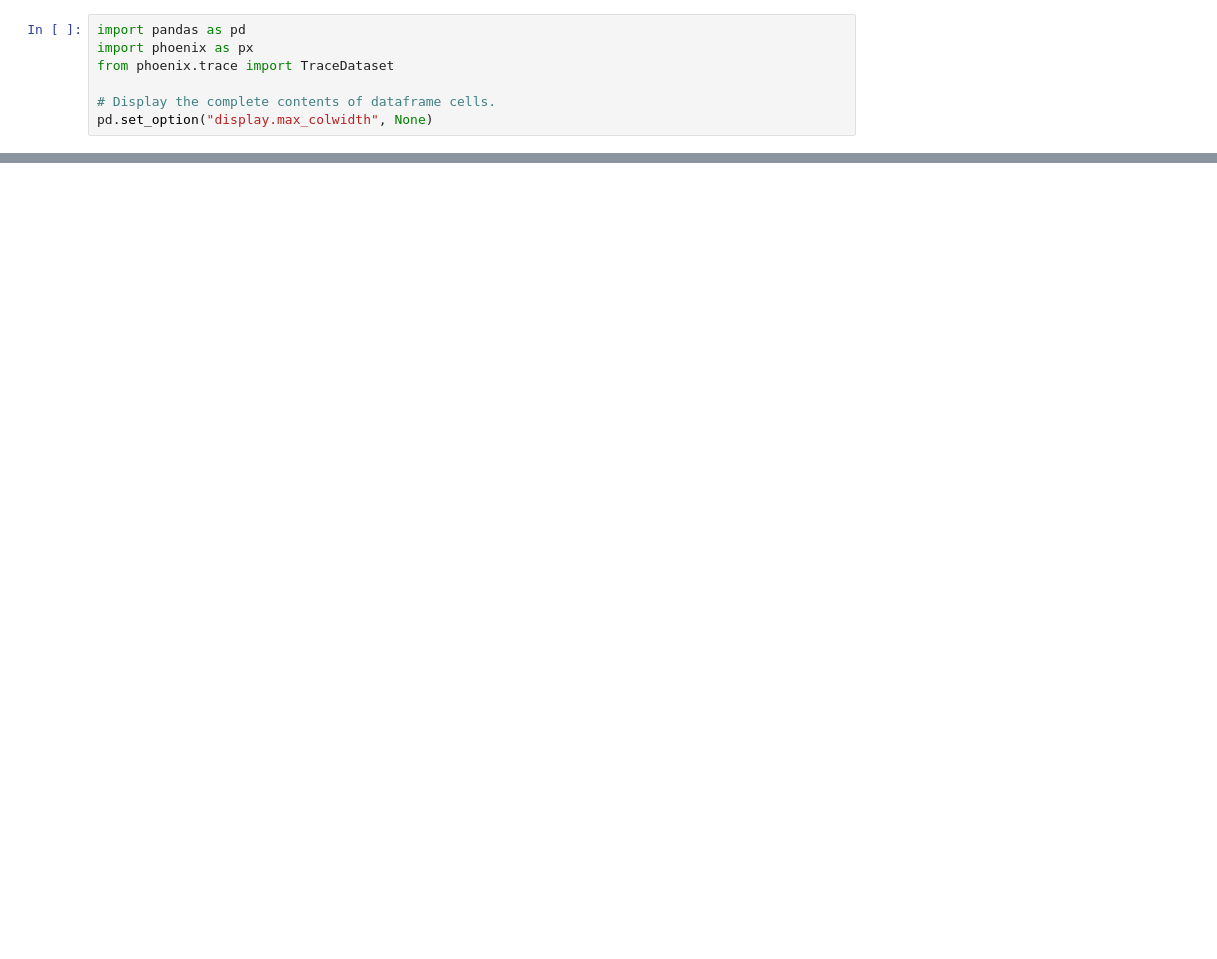
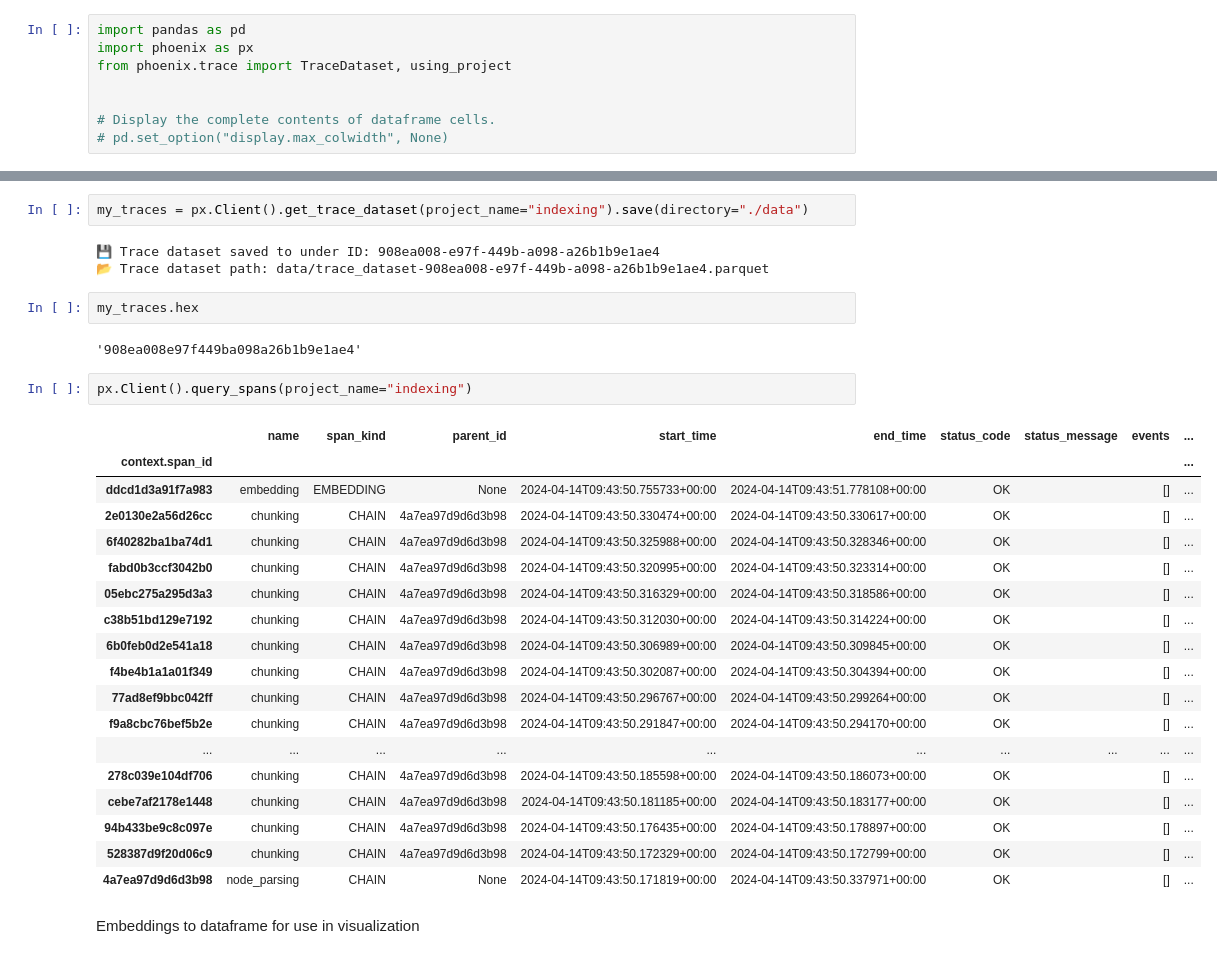
Before and after one commit to peterbull/regen-ai, a Jupyter notebook: nbs/240413_ragas_eval_from_csv.ipynb, the cells around one changed output, grey strips where cells are left out. Cells and saved outputs as stored; diff of their text form; blank space fills up the shorter version.

```diff
--- a/nbs/240413_ragas_eval_from_csv.ipynb
+++ b/nbs/240413_ragas_eval_from_csv.ipynb
@@ -1,8 +11,9 @@
 # %%
 import pandas as pd
 import phoenix as px
-from phoenix.trace import TraceDataset
+from phoenix.trace import TraceDataset, using_project
+
 
 # Display the complete contents of dataframe cells.
-pd.set_option("display.max_colwidth", None)
+# pd.set_option("display.max_colwidth", None)
 # %%
@@ -26,0 +70,32 @@ trace
+# %%
+my_traces = px.Client().get_trace_dataset(project_name="indexing").save(directory="./data")
+# %% [output]
+💾 Trace dataset saved to under ID: 908ea008-e97f-449b-a098-a26b1b9e1ae4
+📂 Trace dataset path: data/trace_dataset-908ea008-e97f-449b-a098-a26b1b9e1ae4.parquet
+# %%
+my_traces.hex
+# %% [output]
+'908ea008e97f449ba098a26b1b9e1ae4'
+# %%
+px.Client().query_spans(project_name="indexing")
+# %% [output]
+|  | name | span_kind | parent_id | start_time | end_time | status_code | status_message | events | ... |
+| context.span_id |  |  |  |  |  |  |  |  | ... |
+| ddcd1d3a91f7a983 | embedding | EMBEDDING | None | 2024-04-14T09:43:50.755733+00:00 | 2024-04-14T09:43:51.778108+00:00 | OK |  | [] | ... |
+| 2e0130e2a56d26cc | chunking | CHAIN | 4a7ea97d9d6d3b98 | 2024-04-14T09:43:50.330474+00:00 | 2024-04-14T09:43:50.330617+00:00 | OK |  | [] | ... |
+| 6f40282ba1ba74d1 | chunking | CHAIN | 4a7ea97d9d6d3b98 | 2024-04-14T09:43:50.325988+00:00 | 2024-04-14T09:43:50.328346+00:00 | OK |  | [] | ... |
+| fabd0b3ccf3042b0 | chunking | CHAIN | 4a7ea97d9d6d3b98 | 2024-04-14T09:43:50.320995+00:00 | 2024-04-14T09:43:50.323314+00:00 | OK |  | [] | ... |
+| 05ebc275a295d3a3 | chunking | CHAIN | 4a7ea97d9d6d3b98 | 2024-04-14T09:43:50.316329+00:00 | 2024-04-14T09:43:50.318586+00:00 | OK |  | [] | ... |
+| c38b51bd129e7192 | chunking | CHAIN | 4a7ea97d9d6d3b98 | 2024-04-14T09:43:50.312030+00:00 | 2024-04-14T09:43:50.314224+00:00 | OK |  | [] | ... |
+| 6b0feb0d2e541a18 | chunking | CHAIN | 4a7ea97d9d6d3b98 | 2024-04-14T09:43:50.306989+00:00 | 2024-04-14T09:43:50.309845+00:00 | OK |  | [] | ... |
+| f4be4b1a1a01f349 | chunking | CHAIN | 4a7ea97d9d6d3b98 | 2024-04-14T09:43:50.302087+00:00 | 2024-04-14T09:43:50.304394+00:00 | OK |  | [] | ... |
+| 77ad8ef9bbc042ff | chunking | CHAIN | 4a7ea97d9d6d3b98 | 2024-04-14T09:43:50.296767+00:00 | 2024-04-14T09:43:50.299264+00:00 | OK |  | [] | ... |
+| f9a8cbc76bef5b2e | chunking | CHAIN | 4a7ea97d9d6d3b98 | 2024-04-14T09:43:50.291847+00:00 | 2024-04-14T09:43:50.294170+00:00 | OK |  | [] | ... |
+| ... | ... | ... | ... | ... | ... | ... | ... | ... | ... |
+| 278c039e104df706 | chunking | CHAIN | 4a7ea97d9d6d3b98 | 2024-04-14T09:43:50.185598+00:00 | 2024-04-14T09:43:50.186073+00:00 | OK |  | [] | ... |
+| cebe7af2178e1448 | chunking | CHAIN | 4a7ea97d9d6d3b98 | 2024-04-14T09:43:50.181185+00:00 | 2024-04-14T09:43:50.183177+00:00 | OK |  | [] | ... |
+| 94b433be9c8c097e | chunking | CHAIN | 4a7ea97d9d6d3b98 | 2024-04-14T09:43:50.176435+00:00 | 2024-04-14T09:43:50.178897+00:00 | OK |  | [] | ... |
+| 528387d9f20d06c9 | chunking | CHAIN | 4a7ea97d9d6d3b98 | 2024-04-14T09:43:50.172329+00:00 | 2024-04-14T09:43:50.172799+00:00 | OK |  | [] | ... |
+| 4a7ea97d9d6d3b98 | node_parsing | CHAIN | None | 2024-04-14T09:43:50.171819+00:00 | 2024-04-14T09:43:50.337971+00:00 | OK |  | [] | ... |
+# %% [markdown]
+Embeddings to dataframe for use in visualization
```
Also changed, not shown: parts of 10 cells of this notebook, 5 other files.
